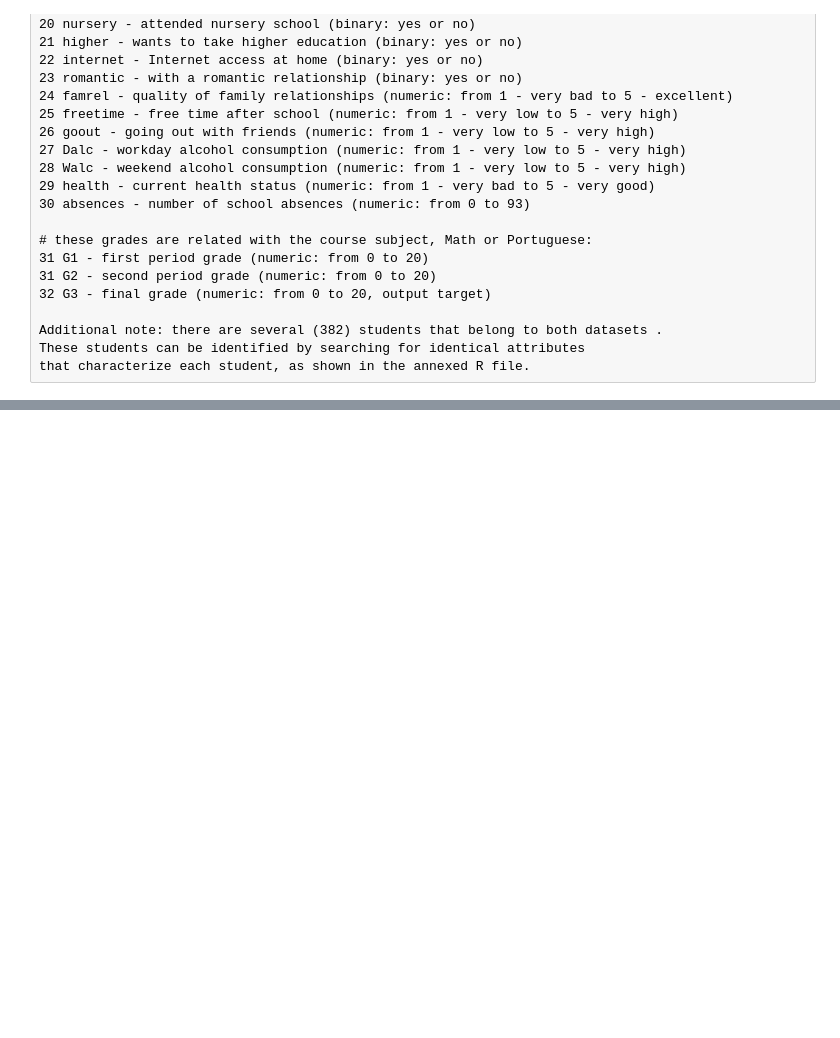
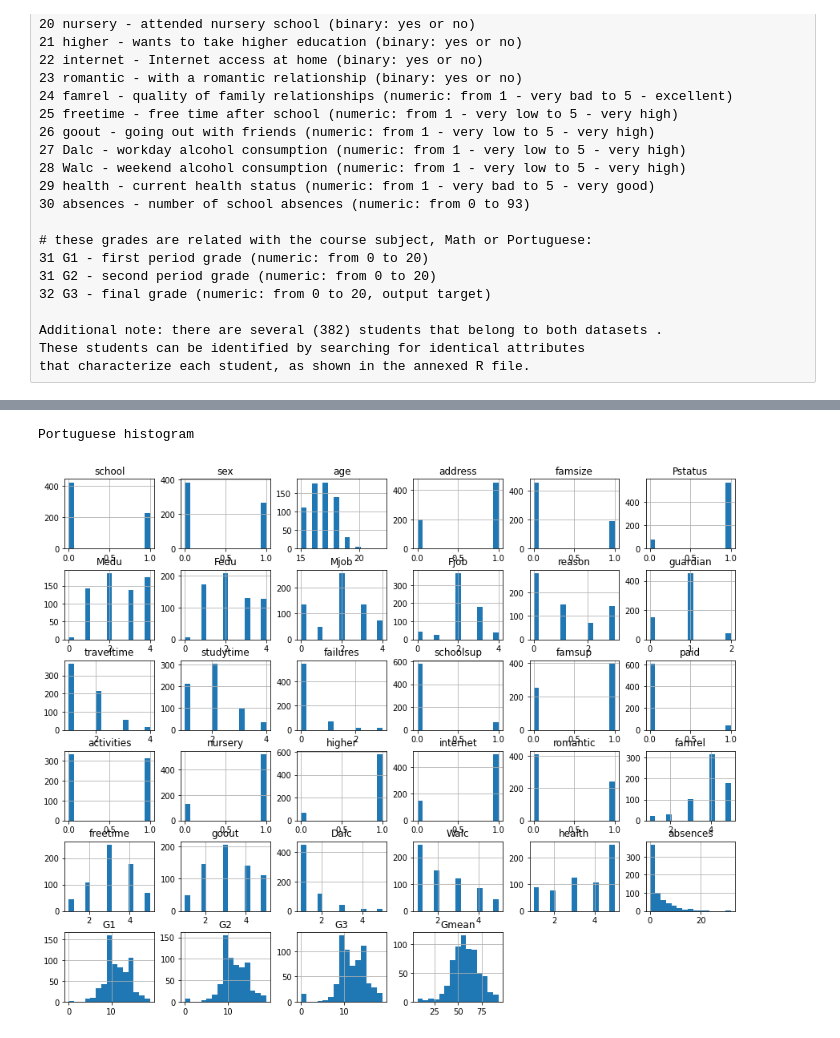
Before and after one commit to cheng1999/Student-Performance-Predict, a Jupyter notebook: cheng.ipynb, the cells around one changed output, grey strips where cells are left out. Saved outputs shown, nothing was run; the diff lists cells and outputs as text; code cells hidden in the pictures; blank space fills up the shorter version.

```diff
--- a/cheng.ipynb
+++ b/cheng.ipynb
@@ -94,0 +122,7 @@ sns.heatmap(data.corr(), annot=True)
+# %%
+print('Portuguese histogram')
+por_data.hist(figsize=(15,12),bins = 15)
+plt.show()
+# %% [output]
+Portuguese histogram
+[figure, added]
```
Also changed, not shown: parts of 34 cells of this notebook.
